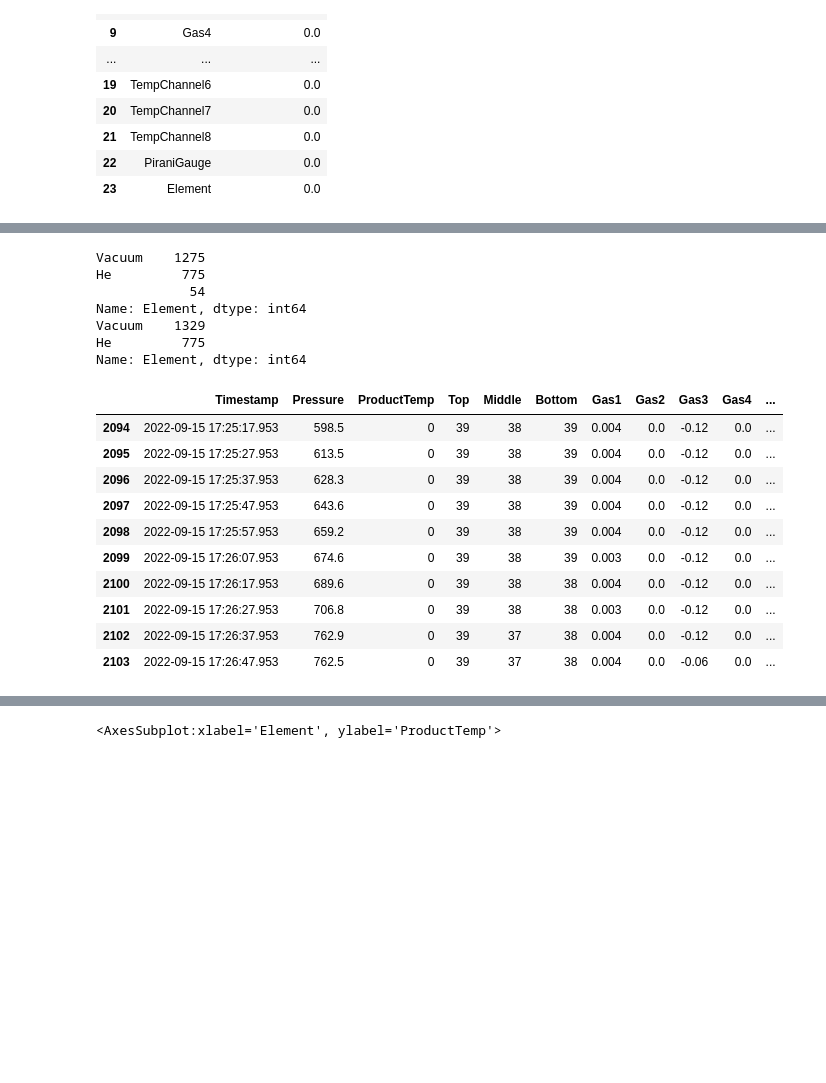
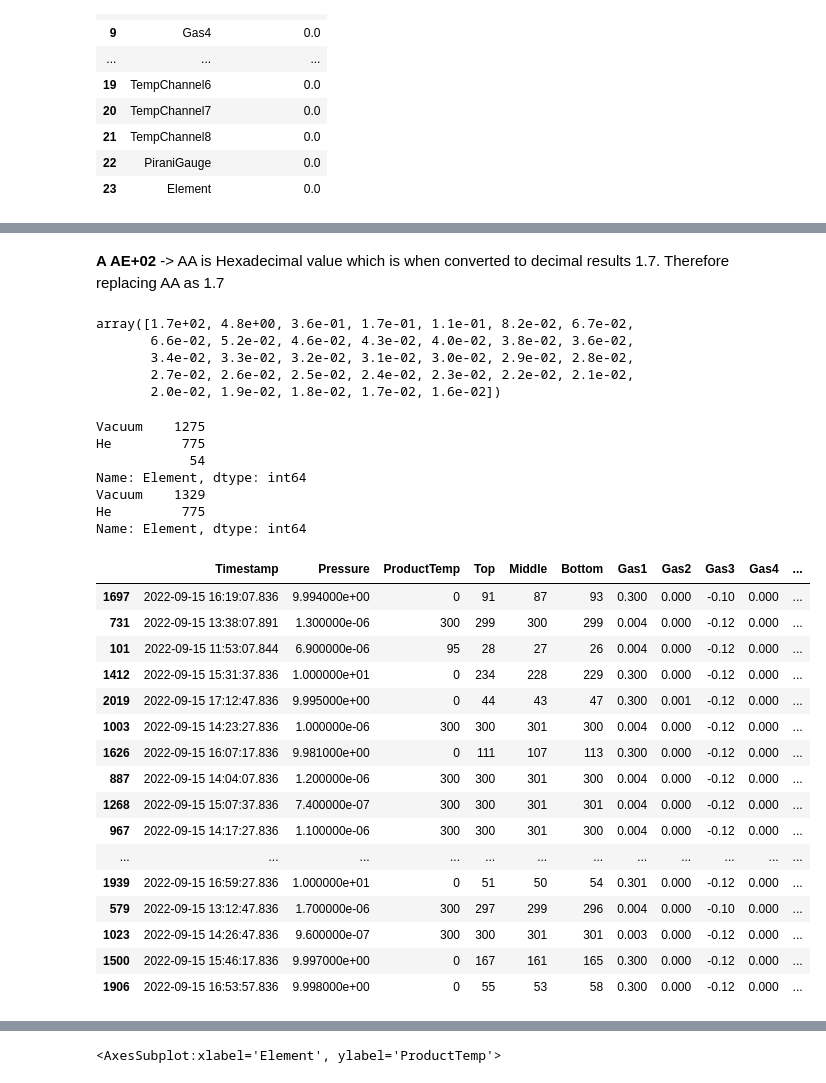
Before and after one commit to sreevathsadb/TEL-Exercise, a Jupyter notebook: EDA.ipynb, the cells around one changed output, grey strips where cells are left out. Cells and saved outputs as stored; diff of their text form; code cells hidden in the pictures; blank space fills up the shorter version.

```diff
--- a/EDA.ipynb
+++ b/EDA.ipynb
@@ -136,3 +146,16 @@ missing_value_df
+# %% [markdown]
+**A AE+02** -> AA is Hexadecimal value which is when converted to decimal results 1.7. Therefore replacing AA as 1.7
+# %%
+df['PiraniGauge'] = df['PiraniGauge'].str.strip()
+df['PiraniGauge'] = df['PiraniGauge'].str.replace("A A","1.7")
+df['PiraniGauge'] = df['PiraniGauge'].astype(float)
+df['PiraniGauge'].unique()
+# %% [output]
+array([1.7e+02, 4.8e+00, 3.6e-01, 1.7e-01, 1.1e-01, 8.2e-02, 6.7e-02,
+       6.6e-02, 5.2e-02, 4.6e-02, 4.3e-02, 4.0e-02, 3.8e-02, 3.6e-02,
+       3.4e-02, 3.3e-02, 3.2e-02, 3.1e-02, 3.0e-02, 2.9e-02, 2.8e-02,
+       2.7e-02, 2.6e-02, 2.5e-02, 2.4e-02, 2.3e-02, 2.2e-02, 2.1e-02,
+       2.0e-02, 1.9e-02, 1.8e-02, 1.7e-02, 1.6e-02])
 # %%
 df['Element'] = df['Element'].str.strip()
 print(df['Element'].value_counts())
@@ -147,19 +170,25 @@ Vacuum    1329
 He         775
 Name: Element, dtype: int64
 # %%
-df.tail(10)
+df.sample(100)
 # %% [output]
 |  | Timestamp | Pressure | ProductTemp | Top | Middle | Bottom | Gas1 | Gas2 | Gas3 | Gas4 | ... |
-| 2094 | 2022-09-15 17:25:17.953 | 598.5 | 0 | 39 | 38 | 39 | 0.004 | 0.0 | -0.12 | 0.0 | ... |
-| 2095 | 2022-09-15 17:25:27.953 | 613.5 | 0 | 39 | 38 | 39 | 0.004 | 0.0 | -0.12 | 0.0 | ... |
-| 2096 | 2022-09-15 17:25:37.953 | 628.3 | 0 | 39 | 38 | 39 | 0.004 | 0.0 | -0.12 | 0.0 | ... |
-| 2097 | 2022-09-15 17:25:47.953 | 643.6 | 0 | 39 | 38 | 39 | 0.004 | 0.0 | -0.12 | 0.0 | ... |
-| 2098 | 2022-09-15 17:25:57.953 | 659.2 | 0 | 39 | 38 | 39 | 0.004 | 0.0 | -0.12 | 0.0 | ... |
-| 2099 | 2022-09-15 17:26:07.953 | 674.6 | 0 | 39 | 38 | 39 | 0.003 | 0.0 | -0.12 | 0.0 | ... |
-| 2100 | 2022-09-15 17:26:17.953 | 689.6 | 0 | 39 | 38 | 38 | 0.004 | 0.0 | -0.12 | 0.0 | ... |
-| 2101 | 2022-09-15 17:26:27.953 | 706.8 | 0 | 39 | 38 | 38 | 0.003 | 0.0 | -0.12 | 0.0 | ... |
-| 2102 | 2022-09-15 17:26:37.953 | 762.9 | 0 | 39 | 37 | 38 | 0.004 | 0.0 | -0.12 | 0.0 | ... |
-| 2103 | 2022-09-15 17:26:47.953 | 762.5 | 0 | 39 | 37 | 38 | 0.004 | 0.0 | -0.06 | 0.0 | ... |
+| 1697 | 2022-09-15 16:19:07.836 | 9.994000e+00 | 0 | 91 | 87 | 93 | 0.300 | 0.000 | -0.10 | 0.000 | ... |
+| 731 | 2022-09-15 13:38:07.891 | 1.300000e-06 | 300 | 299 | 300 | 299 | 0.004 | 0.000 | -0.12 | 0.000 | ... |
+| 101 | 2022-09-15 11:53:07.844 | 6.900000e-06 | 95 | 28 | 27 | 26 | 0.004 | 0.000 | -0.12 | 0.000 | ... |
+| 1412 | 2022-09-15 15:31:37.836 | 1.000000e+01 | 0 | 234 | 228 | 229 | 0.300 | 0.000 | -0.12 | 0.000 | ... |
+| 2019 | 2022-09-15 17:12:47.836 | 9.995000e+00 | 0 | 44 | 43 | 47 | 0.300 | 0.001 | -0.12 | 0.000 | ... |
+| 1003 | 2022-09-15 14:23:27.836 | 1.000000e-06 | 300 | 300 | 301 | 300 | 0.004 | 0.000 | -0.12 | 0.000 | ... |
+| 1626 | 2022-09-15 16:07:17.836 | 9.981000e+00 | 0 | 111 | 107 | 113 | 0.300 | 0.000 | -0.12 | 0.000 | ... |
+| 887 | 2022-09-15 14:04:07.836 | 1.200000e-06 | 300 | 300 | 301 | 300 | 0.004 | 0.000 | -0.12 | 0.000 | ... |
+| 1268 | 2022-09-15 15:07:37.836 | 7.400000e-07 | 300 | 300 | 301 | 301 | 0.004 | 0.000 | -0.12 | 0.000 | ... |
+| 967 | 2022-09-15 14:17:27.836 | 1.100000e-06 | 300 | 300 | 301 | 300 | 0.004 | 0.000 | -0.12 | 0.000 | ... |
+| ... | ... | ... | ... | ... | ... | ... | ... | ... | ... | ... | ... |
+| 1939 | 2022-09-15 16:59:27.836 | 1.000000e+01 | 0 | 51 | 50 | 54 | 0.301 | 0.000 | -0.12 | 0.000 | ... |
+| 579 | 2022-09-15 13:12:47.836 | 1.700000e-06 | 300 | 297 | 299 | 296 | 0.004 | 0.000 | -0.10 | 0.000 | ... |
+| 1023 | 2022-09-15 14:26:47.836 | 9.600000e-07 | 300 | 300 | 301 | 301 | 0.003 | 0.000 | -0.12 | 0.000 | ... |
+| 1500 | 2022-09-15 15:46:17.836 | 9.997000e+00 | 0 | 167 | 161 | 165 | 0.300 | 0.000 | -0.12 | 0.000 | ... |
+| 1906 | 2022-09-15 16:53:57.836 | 9.998000e+00 | 0 | 55 | 53 | 58 | 0.300 | 0.000 | -0.12 | 0.000 | ... |
 # %%
 corr = df.corr()
 corr.style.background_gradient(cmap='coolwarm')
```
Also changed, not shown: parts of 5 cells of this notebook.
